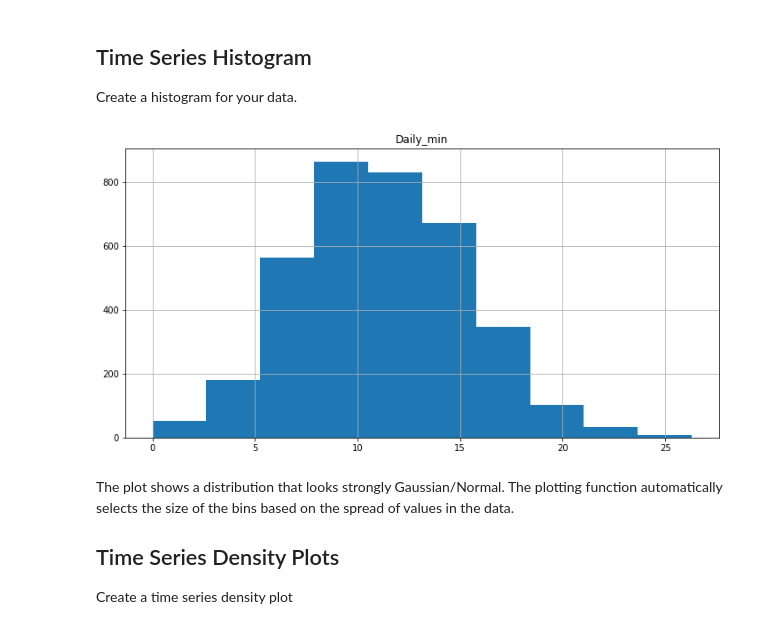
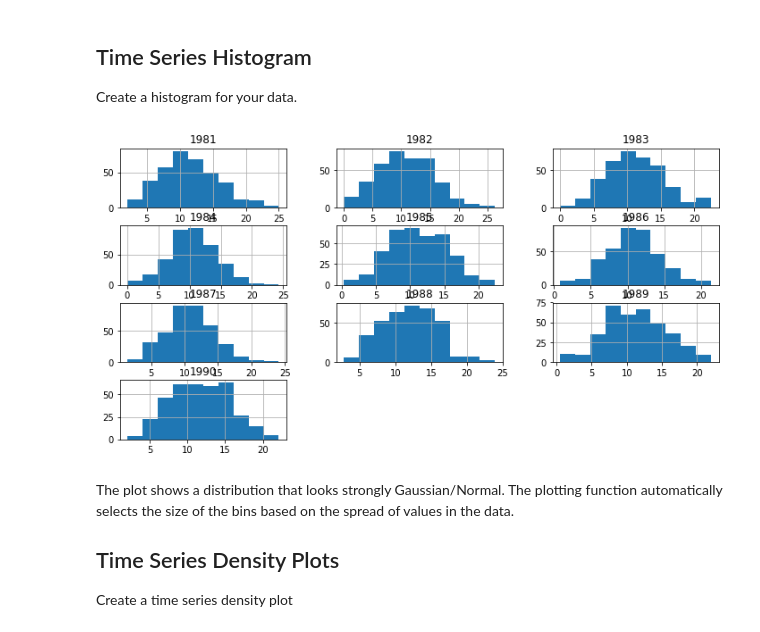
Before and after one commit to vaeb80/dsc-3-25-04-visualizing-time-series-data-lab-nyc-career-ds-102218, a Jupyter notebook: index.ipynb, the cells around one changed output. Saved outputs shown, nothing was run; the diff lists cells and outputs as text; code cells hidden in the pictures.

```diff
--- a/index.ipynb
+++ b/index.ipynb
@@ -117,10 +117,10 @@ We can see in both plots above that due the dense nature of time-series (365 val
 Create a histogram for your data.
 # %%
 # Plot a histogram of the temperature dataset
-df.hist(figsize = (12,6))
+temp_annual.hist(figsize = (12,6))
 plt.show()
 # %% [output]
-[figure, old version]
+[figure, new version]
 # %% [markdown]
 The plot shows a distribution that looks strongly Gaussian/Normal. The plotting function automatically selects the size of the bins based on the spread of values in the data.
 
```
